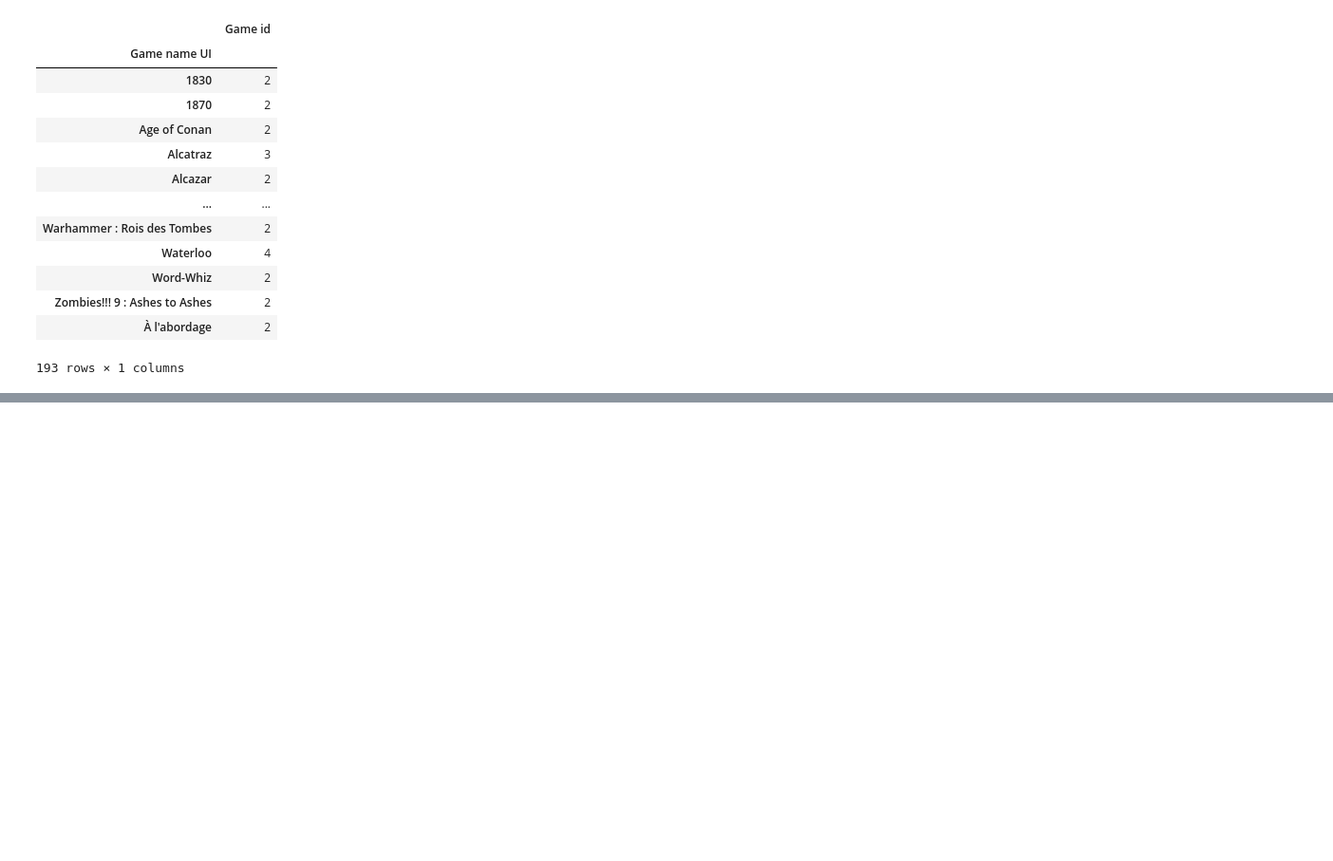
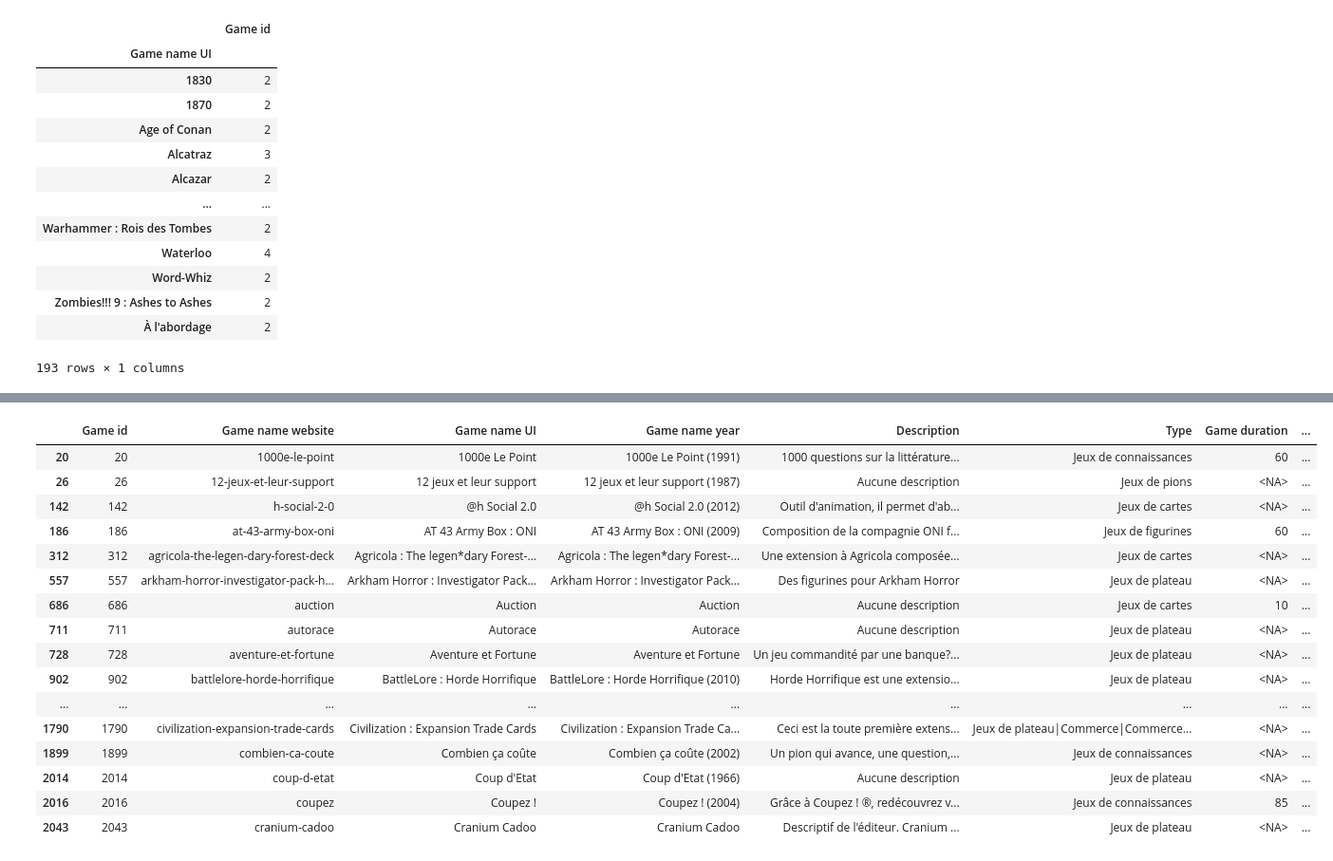
Before and after one commit to Franciline/Recommendation_system, a Jupyter notebook: data_cleaning_analysis/jeux_cleaning.ipynb, the cells around one changed output, grey strips where cells are left out. Shown at 95% size. Drawn from its saved outputs; the diff is of its cells as text; code cells hidden in the pictures; blank space fills up the shorter version.

```diff
--- a/data_cleaning_analysis/jeux_cleaning.ipynb
+++ b/data_cleaning_analysis/jeux_cleaning.ipynb
@@ -197,0 +194,20 @@ id_games[id_games["Game id"] > 1]
+# %%
+jeux_clean.loc[jeux_clean["Min number of players"].isna() & jeux_clean["Max number of players"].isna()][:20]
+# %% [output]
+|  | Game id | Game name website | Game name UI | Game name year | Description | Type | Game duration | ... |
+| 20 | 20 | 1000e-le-point | 1000e Le Point | 1000e Le Point (1991) | 1000 questions sur la littérature... | Jeux de connaissances | 60 | ... |
+| 26 | 26 | 12-jeux-et-leur-support | 12 jeux et leur support | 12 jeux et leur support (1987) | Aucune description | Jeux de pions | <NA> | ... |
+| 142 | 142 | h-social-2-0 | @h Social 2.0 | @h Social 2.0 (2012) | Outil d'animation, il permet d'ab... | Jeux de cartes | <NA> | ... |
+| 186 | 186 | at-43-army-box-oni | AT 43 Army Box : ONI | AT 43 Army Box : ONI (2009) | Composition de la compagnie ONI f... | Jeux de figurines | 60 | ... |
+| 312 | 312 | agricola-the-legen-dary-forest-deck | Agricola : The legen*dary Forest-... | Agricola : The legen*dary Forest-... | Une extension à Agricola composée... | Jeux de cartes | <NA> | ... |
+| 557 | 557 | arkham-horror-investigator-pack-h... | Arkham Horror : Investigator Pack... | Arkham Horror : Investigator Pack... | Des figurines pour Arkham Horror | Jeux de plateau | <NA> | ... |
+| 686 | 686 | auction | Auction | Auction | Aucune description | Jeux de cartes | 10 | ... |
+| 711 | 711 | autorace | Autorace | Autorace | Aucune description | Jeux de plateau | <NA> | ... |
+| 728 | 728 | aventure-et-fortune | Aventure et Fortune | Aventure et Fortune | Un jeu commandité par une banque?... | Jeux de plateau | <NA> | ... |
+| 902 | 902 | battlelore-horde-horrifique | BattleLore : Horde Horrifique | BattleLore : Horde Horrifique (2010) | Horde Horrifique est une extensio... | Jeux de plateau | <NA> | ... |
+| ... | ... | ... | ... | ... | ... | ... | ... | ... |
+| 1790 | 1790 | civilization-expansion-trade-cards | Civilization : Expansion Trade Cards | Civilization : Expansion Trade Ca... | Ceci est la toute première extens... | Jeux de plateau|Commerce|Commerce... | <NA> | ... |
+| 1899 | 1899 | combien-ca-coute | Combien ça coûte | Combien ça coûte (2002) | Un pion qui avance, une question,... | Jeux de connaissances | <NA> | ... |
+| 2014 | 2014 | coup-d-etat | Coup d'Etat | Coup d'Etat (1966) | Aucune description | Jeux de plateau | <NA> | ... |
+| 2016 | 2016 | coupez | Coupez ! | Coupez ! (2004) | Grâce à Coupez ! ®, redécouvrez v... | Jeux de connaissances | 85 | ... |
+| 2043 | 2043 | cranium-cadoo | Cranium Cadoo | Cranium Cadoo | Descriptif de l'éditeur. Cranium ... | Jeux de plateau | <NA> | ... |
```
Also changed, not shown: parts of 2 cells of this notebook, 2 other files.
